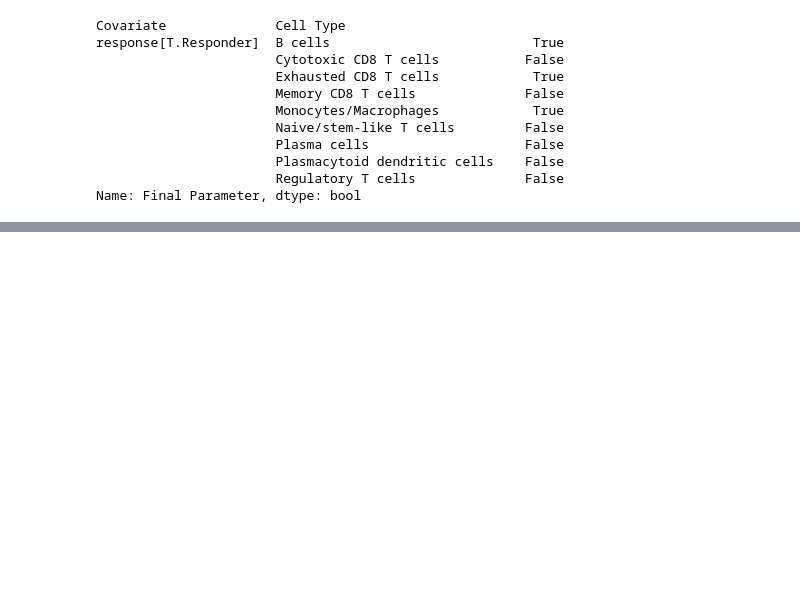
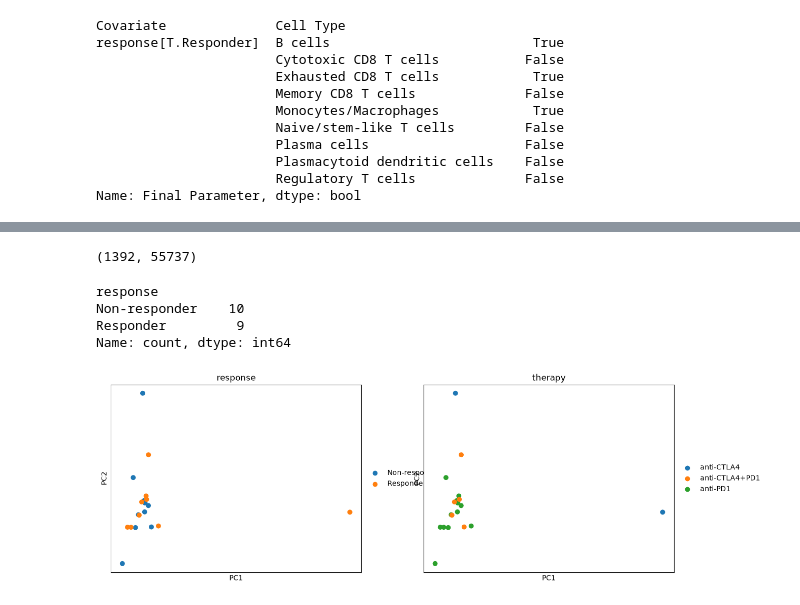
Before and after one commit to ZoeTamar-bio/technion_internship, a Jupyter notebook: 03_Analysis.ipynb, the cells around one changed output, grey strips where cells are left out. Drawn from its saved outputs; the diff is of its cells as text; code cells hidden in the pictures; blank space fills up the shorter version.

Commit message:
Part 3: multi-cell-type DE, signature scoring, and GSEA enrichment

```diff
--- a/03_Analysis.ipynb
+++ b/03_Analysis.ipynb
@@ -154,3 +154,15 @@ response[T.Responder]  B cells                          True
                        Plasmacytoid dendritic cells    False
                        Regulatory T cells              False
 Name: Final Parameter, dtype: bool
+# %%
+#now we are starting differential expresion
+#the first step is to pick a cell type
+#in DE we look into which genes differ between responders and non-responders
+
+# Cells per patient per cell type — decides which type keeps enough patients on both sides
+counts = pd.crosstab(adata.obs["patient"], adata.obs["cell_type"])
+counts
+
+# How many patients clear the 20-cell threshold for each cell type, split by response group
+resp = adata.obs.drop_duplicates("patient").set_index("patient")["response"]
+(counts >= 20).groupby(resp).sum()
@@ -156,0 +174,42 @@ Name: Final Parameter, dtype: bool
+# %%
+# we are choosing Cytotoxic CD8 T cells because they are the only cell type where all 19 patients have >=20 cells,
+# so it gives the best-powered responder vs non-responder comparison.
+
+cd8 = adata[adata.obs["cell_type"] == "Cytotoxic CD8 T cells"].copy()
+
+# Work from .raw — the full 55,737 genes on the log2(TPM+1) scale.
+# adata.X is scaled HVG data (2,000 genes, centred), which can't be tested for expression.
+
+cd8_raw = cd8.raw.to_adata()
+cd8_raw.obs = cd8.obs.copy()
+cd8_raw.shape
+# %% [output]
+(1392, 55737)
+# %%
+# Pseudobulk: collapse each patient's cells into one mean profile.
+# This is the key step — sample size becomes 19 patients, not ~1,400 cells.
+pb = sc.get.aggregate(cd8_raw, by="patient", func="mean")
+pb.X = pb.layers["mean"]        # aggregate stores the result in a layer, not X
+
+# Attach each patient's response group
+pb.obs["response"] = pb.obs["patient"].map(resp).astype("category")
+pb.obs["response"].value_counts()
+# %% [output]
+response
+Non-responder    10
+Responder         9
+Name: count, dtype: int64
+# %%
+# PCA on the 19 pseudobulk profiles, to see what drives the biggest differences
+# between patients before we test anything.
+pb_pca = pb.copy()
+sc.pp.scale(pb_pca, max_value=10)
+sc.tl.pca(pb_pca)
+
+# Attach therapy so we can check whether patients separate by response or by therapy
+therapy = adata.obs.drop_duplicates("patient").set_index("patient")["therapy"]
+pb_pca.obs["therapy"] = pb_pca.obs["patient"].map(therapy).astype("category")
+
+sc.pl.pca(pb_pca, color=["response", "therapy"], size=200)
+# %% [output]
+[figure, added]
```
Also changed, not shown: parts of 35 cells of this notebook.
